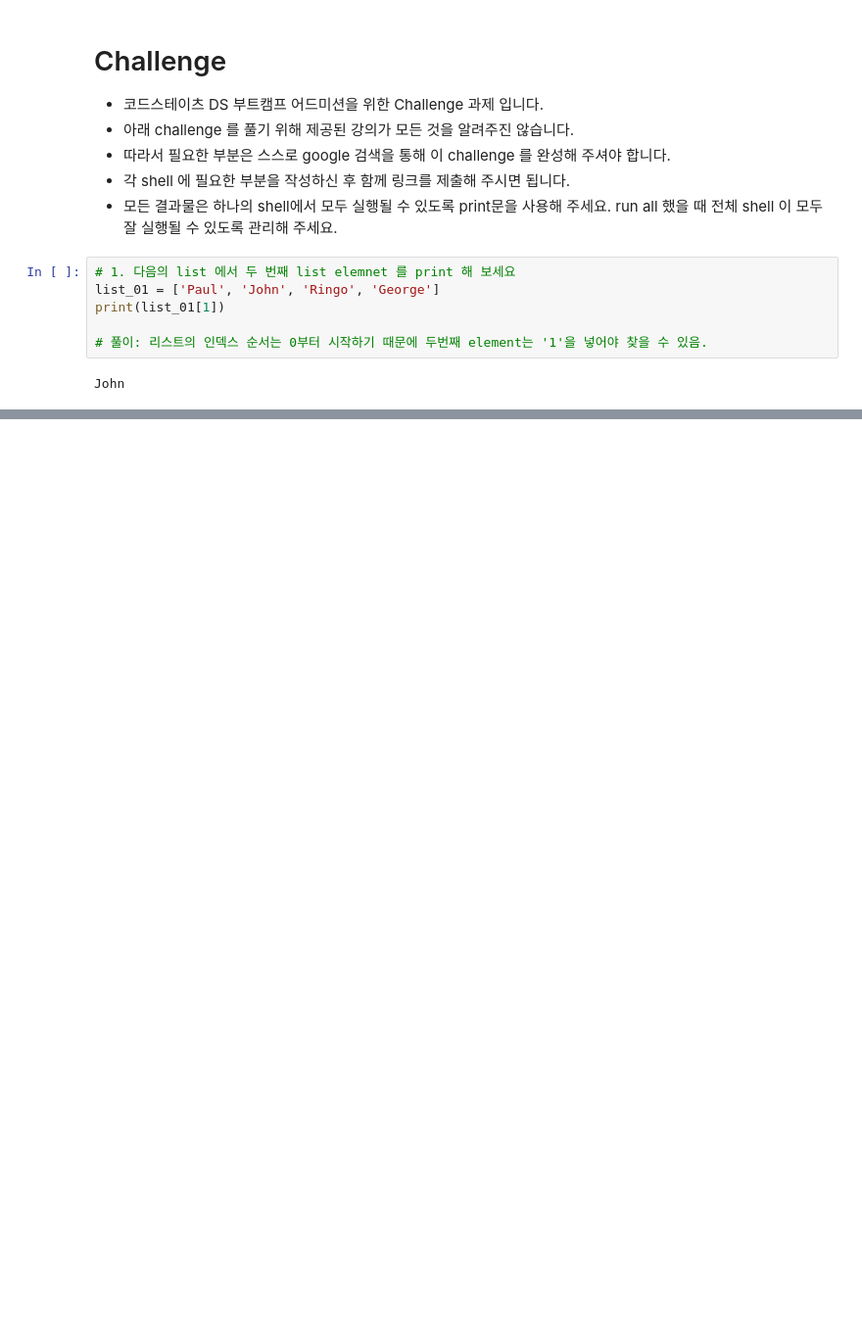
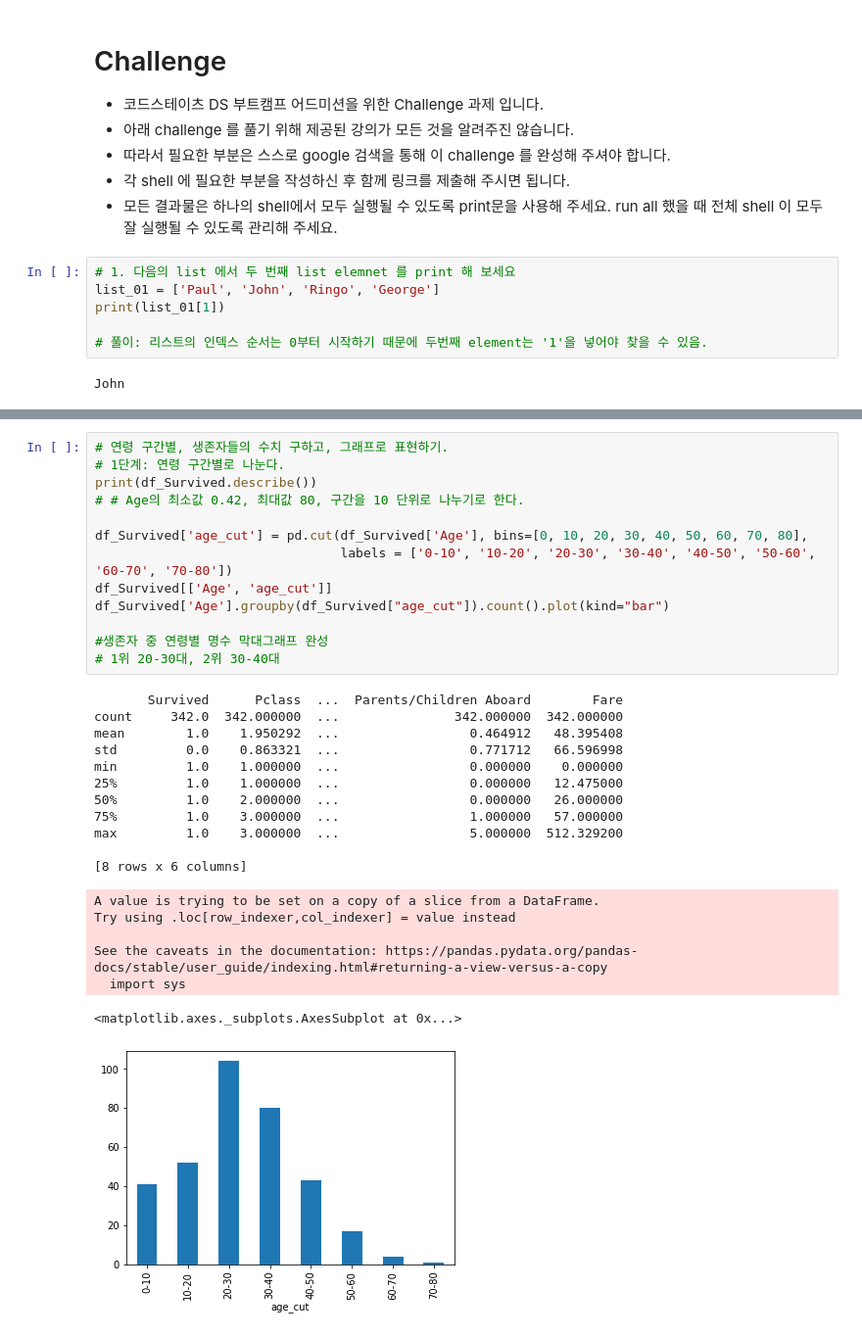
Before and after one commit to codestates/ds-admission-challenge, a Jupyter notebook: ds_bootcamp_admission_challenge_김현재200903.ipynb, the cells around one changed output, grey strips where cells are left out. Shown: that part at 98% size. Saved outputs shown, nothing was run; the diff lists cells and outputs as text; blank space fills up the shorter version.

```diff
--- a/ds_bootcamp_admission_challenge_김현재200903.ipynb
+++ b/ds_bootcamp_admission_challenge_김현재200903.ipynb
@@ -70,0 +253,32 @@ year dept     revenue
+# %%
+# 연령 구간별, 생존자들의 수치 구하고, 그래프로 표현하기.
+# 1단계: 연령 구간별로 나눈다.
+print(df_Survived.describe())
+# # Age의 최소값 0.42, 최대값 80, 구간을 10 단위로 나누기로 한다.
+
+df_Survived['age_cut'] = pd.cut(df_Survived['Age'], bins=[0, 10, 20, 30, 40, 50, 60, 70, 80],
+                                labels = ['0-10', '10-20', '20-30', '30-40', '40-50', '50-60', '60-70', '70-80'])
+df_Survived[['Age', 'age_cut']]
+df_Survived['Age'].groupby(df_Survived["age_cut"]).count().plot(kind="bar")
+
+#생존자 중 연령별 명수 막대그래프 완성
+# 1위 20-30대, 2위 30-40대
+# %% [output]
+       Survived      Pclass  ...  Parents/Children Aboard        Fare
+count     342.0  342.000000  ...               342.000000  342.000000
+mean        1.0    1.950292  ...                 0.464912   48.395408
+std         0.0    0.863321  ...                 0.771712   66.596998
+min         1.0    1.000000  ...                 0.000000    0.000000
+25%         1.0    1.000000  ...                 0.000000   12.475000
+50%         1.0    2.000000  ...                 0.000000   26.000000
+75%         1.0    3.000000  ...                 1.000000   57.000000
+max         1.0    3.000000  ...                 5.000000  512.329200
+
+[8 rows x 6 columns]
+A value is trying to be set on a copy of a slice from a DataFrame.
+Try using .loc[row_indexer,col_indexer] = value instead
+
+See the caveats in the documentation: https://pandas.pydata.org/pandas-docs/stable/user_guide/indexing.html#returning-a-view-versus-a-copy
+  import sys
+<matplotlib.axes._subplots.AxesSubplot at 0x...>
+[figure, added]
```
Also changed, not shown: parts of 17 cells of this notebook.
